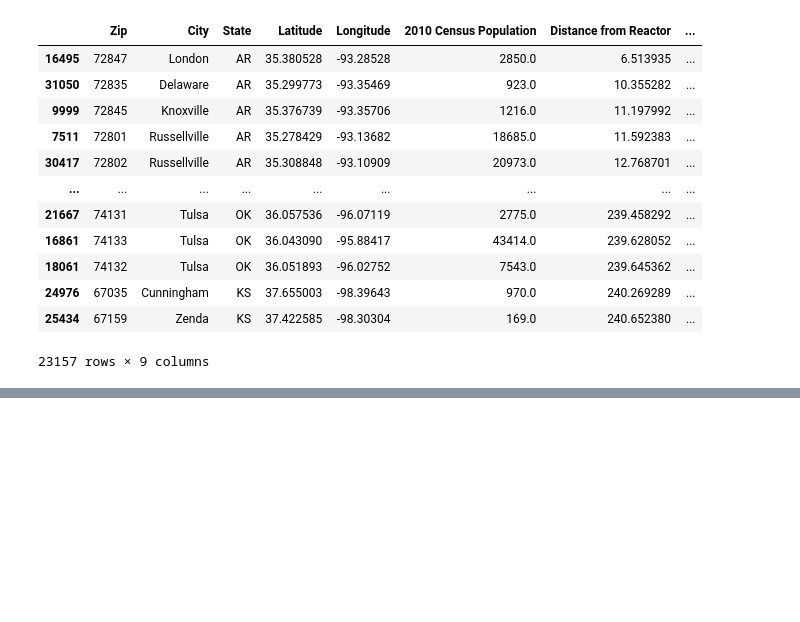
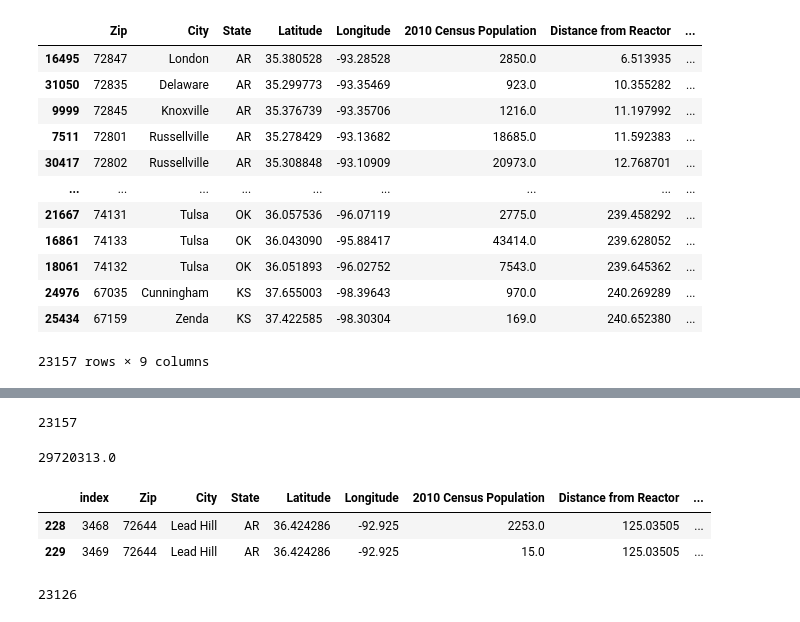
Before and after one commit to jhillner/Group-Project-1, a Jupyter notebook: Code/latDistance.ipynb, the cells around one changed output, grey strips where cells are left out. Drawn from its saved outputs; the diff is of its cells as text; code cells hidden in the pictures; blank space fills up the shorter version.

```diff
--- a/Code/latDistance.ipynb
+++ b/Code/latDistance.ipynb
@@ -182,0 +212,22 @@ Text(0, 0.5, 'Population')
+# %%
+#df['2010 Census Population'].sum()
+len(df)
+# %% [output]
+23157
+# %%
+df50=df[df['Distance from Reactor']<=80.4672]
+df50['2010 Census Population'].sum()
+# %% [output]
+29720313.0
+# %%
+len(set(df['Zip']))
+df[df['Zip']=='72644']
+# %% [output]
+|  | index | Zip | City | State | Latitude | Longitude | 2010 Census Population | Distance from Reactor | ... |
+| 228 | 3468 | 72644 | Lead Hill | AR | 36.424286 | -92.925 | 2253.0 | 125.03505 | ... |
+| 229 | 3469 | 72644 | Lead Hill | AR | 36.424286 | -92.925 | 15.0 | 125.03505 | ... |
+# %%
+df1=df.drop_duplicates(subset='Zip').copy()
+len(df1)
+# %% [output]
+23126
```
Also changed, not shown: parts of 13 cells of this notebook, 4 other files.
